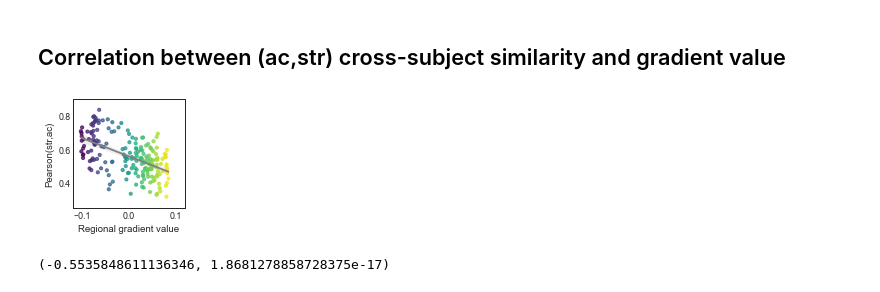
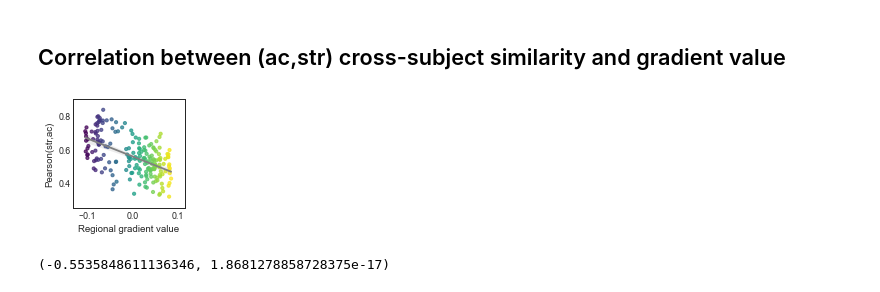
Before and after one commit to lindenmp/neurodev_cs_predictive, a Jupyter notebook: 1_code/4_results_str_ac_correlations.ipynb, the cells around one changed output. Saved outputs shown, nothing was run; the diff lists cells and outputs as text; code cells hidden in the pictures.

```diff
--- a/1_code/4_results_str_ac_correlations.ipynb
+++ b/1_code/4_results_str_ac_correlations.ipynb
@@ -214,17 +214,17 @@ ac_str_corr = df_str.corrwith(df_ac.set_axis(df_str.columns, axis='columns', inp
 # %%
 f, ax = plt.subplots()
 f.set_figwidth(2)
 f.set_figheight(2)
 sns.regplot(x = gradient, y = ac_str_corr, color = 'gray', scatter = False)
 plt.scatter(x = gradient, y = ac_str_corr, marker = 'o', s = 10, c = gradient, cmap = 'viridis', alpha=0.75, linewidth = 1)
 ax.set_xlabel('Regional gradient value')
 ax.set_ylabel('Pearson(str,ac)')
 ax.set_ylim([0.25,0.9])
-ax.set_xlim([-0.12,0.12])
+ax.set_xlim([-0.13,0.115])
 ax.tick_params(pad = -2)
 f.savefig(outfile_prefix+'regional_gradient_'+str(g)+'_vs_corr(str,ac).svg', dpi = 300, bbox_inches = 'tight')
 # %% [output]
-[figure, old version]
+[figure, new version]
 # %%
 sp.stats.pearsonr(gradient,ac_str_corr)
 # %% [output]
```
Also changed, not shown: 1 other file.
